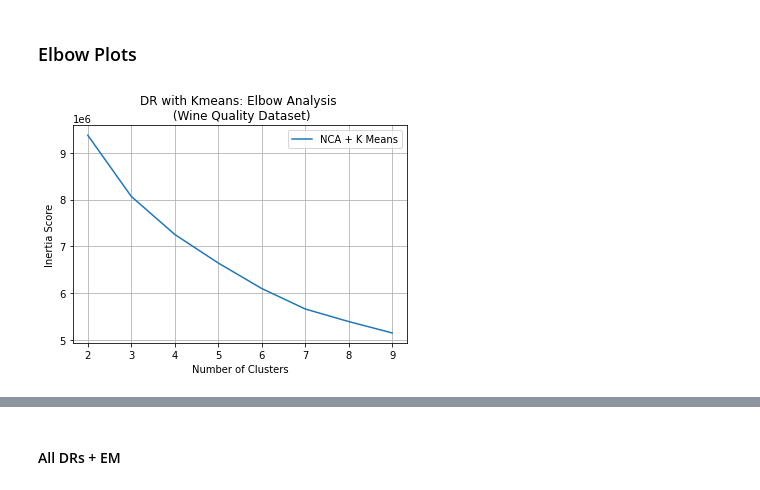
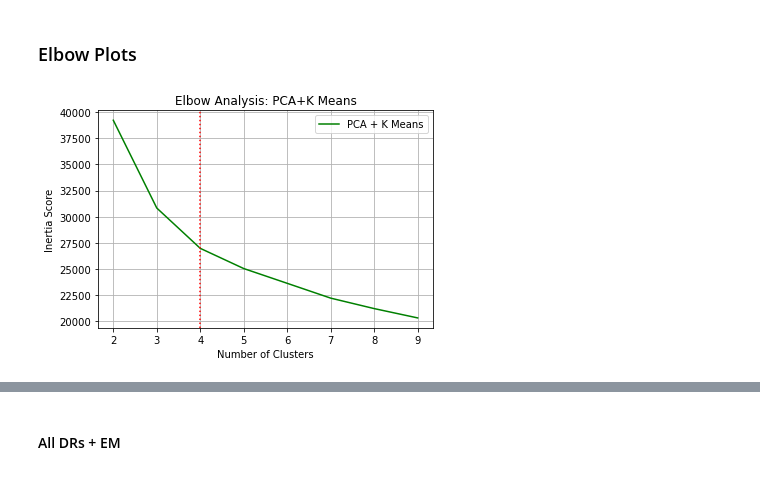
Before and after one commit to rahalrsh/dimensionality-reduction, a Jupyter notebook: clustering-wine-quality.ipynb, the cells around one changed output, grey strips where cells are left out. Cells and saved outputs as stored; diff of their text form; code cells hidden in the pictures.

Commit message:
Generate more plots

```diff
--- a/clustering-wine-quality.ipynb
+++ b/clustering-wine-quality.ipynb
@@ -1403,19 +1403,21 @@ plt.show()
 # %% [markdown]
 ### Elbow Plots
 # %%
-plt.title("DR with Kmeans: Elbow Analysis \n (Wine Quality Dataset)")
+plt.title("Elbow Analysis: PCA+K Means")
 plt.xlabel("Number of Clusters")
 plt.ylabel("Inertia Score")
 
-# plt.plot(pca_kmeans_inert_score["Clusters"], pca_kmeans_inert_score["Inert Score"], label='PCA + K Means')
+plt.plot(pca_kmeans_inert_score["Clusters"], pca_kmeans_inert_score["Inert Score"], label='PCA + K Means', color='g')
 # plt.plot(ica_kmeans_inert_score["Clusters"], ica_kmeans_inert_score["Inert Score"], label='ICA + K Means')
 # plt.plot(rp_kmeans_inert_score["Clusters"], rp_kmeans_inert_score["Inert Score"], label='RP + K Means')
-plt.plot(nca_kmeans_inert_score["Clusters"], nca_kmeans_inert_score["Inert Score"], label='NCA + K Means')
+# plt.plot(nca_kmeans_inert_score["Clusters"], nca_kmeans_inert_score["Inert Score"], label='NCA + K Means')
 # plt.plot(kmeans_sil_df["Clusters"], kmeans_sil_df["Silhouette Score"], label='K Means')
+
+plt.axvline(4, linestyle="dotted", color='r')
 
 plt.legend()
 plt.grid()
-# plt.savefig('images/wq/10 all DRs with Kmeans sil.png')
+plt.savefig('images/wq/10 all DRs with Kmeans sil.png')
 plt.show()
 # %% [output]
-[figure, old version]
+[figure, new version]
```
Also changed, not shown: parts of 7 cells of this notebook, 1 other file.
